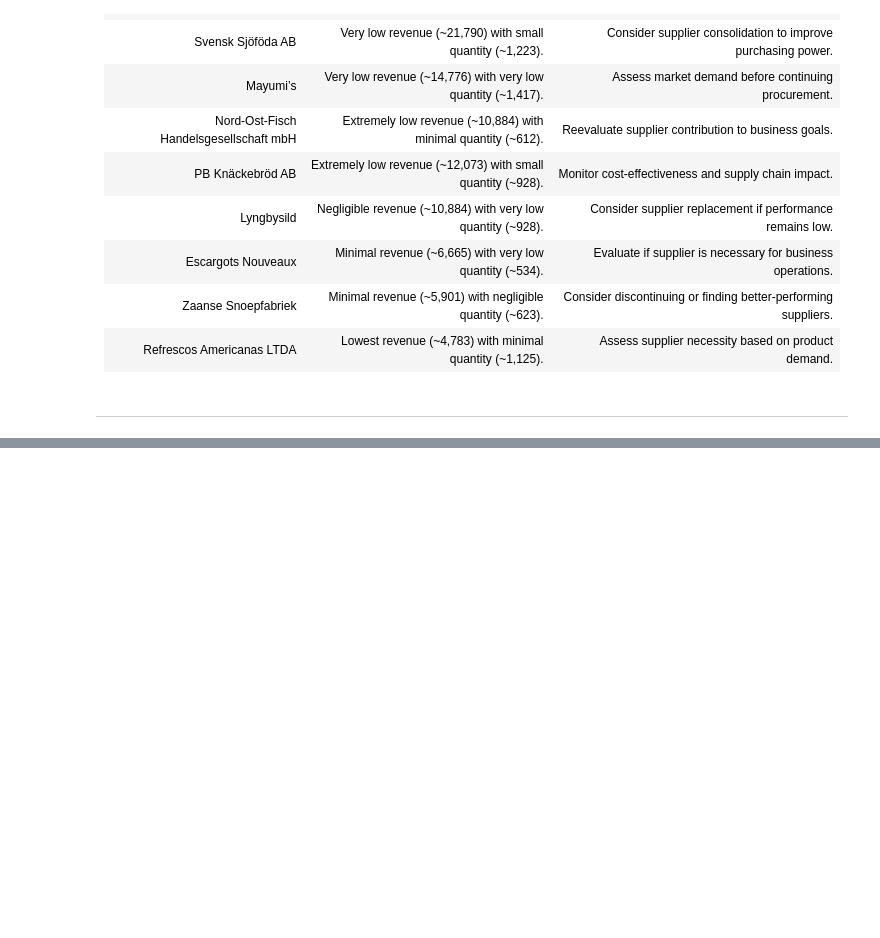
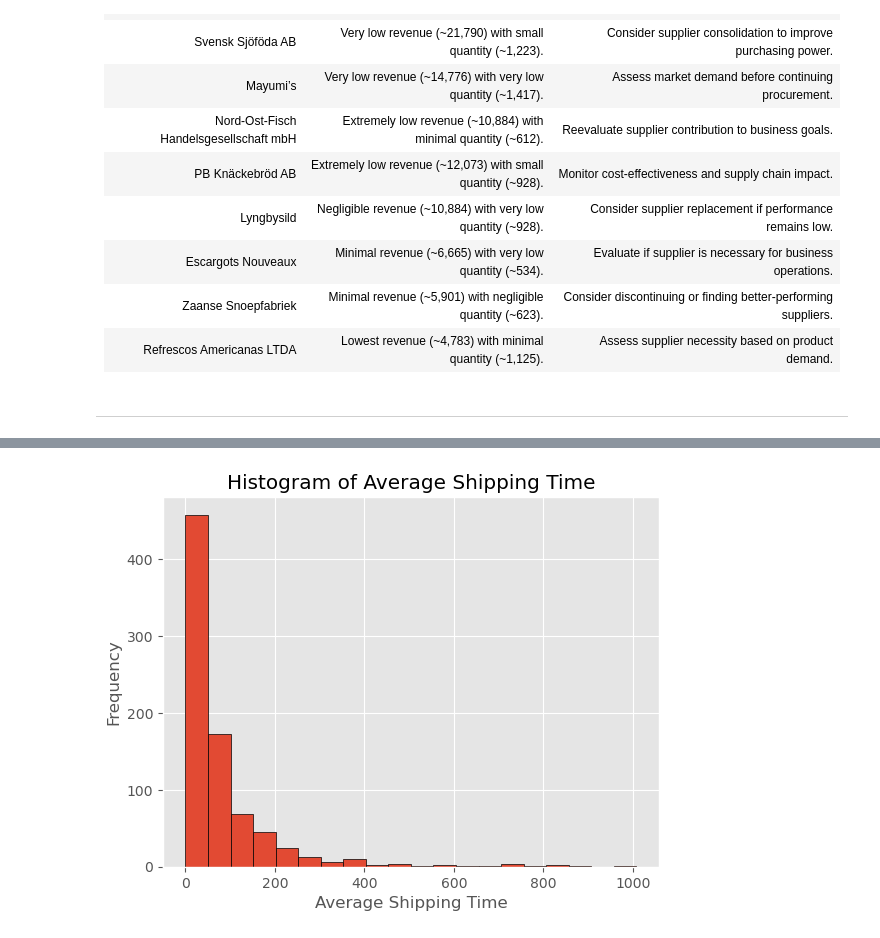
Before and after one commit to Waleed18574/Python-Project-Analyzing-Northwind-Data, a Jupyter notebook: notebook/Suppliers-Analysis.ipynb, the cells around one changed output, grey strips where cells are left out. Cells and saved outputs as stored; diff of their text form; code cells hidden in the pictures; blank space fills up the shorter version.

Commit message:
finalized the suppliers_analysis notebook

```diff
--- a/notebook/Suppliers-Analysis.ipynb
+++ b/notebook/Suppliers-Analysis.ipynb
@@ -361,0 +378,20 @@ This analysis helps in improving customer satisfaction by identifying suppliers
+# %%
+shippers_data = suppliers_analysis.groupby(["OrderID","ShipperName"], as_index=False).agg(
+    ShippingTime=("ShippingTime(Days)","mean"), Freight=("Freight","mean")
+    )#.rename(columns={"AverageShippingTime	":"ShippingTime	","AverageFreight":"Freight"})
+
+# I will fill the missing values in the ShippingTime column with the median of the respective shippers since the data is skewed
+shippers_data.loc[(shippers_data["ShipperName"]=="United Package") & (shippers_data["ShippingTime"].isnull()), "ShippingTime"] = (
+    shippers_data.loc[shippers_data["ShipperName"]=="United Package", "ShippingTime"].median()
+)
+
+shippers_data.loc[(shippers_data["ShipperName"]=="Federal Shipping") & (shippers_data["ShippingTime"].isnull()), "ShippingTime"] = (
+    shippers_data.loc[shippers_data["ShipperName"]=="Federal Shipping", "ShippingTime"].median()
+)
+
+shippers_data.loc[(shippers_data["ShipperName"]=="Speedy Express") & (shippers_data["ShippingTime"].isnull()), "ShippingTime"] = (
+    shippers_data.loc[shippers_data["ShipperName"]=="Speedy Express", "ShippingTime"].median()
+)
+
+
+shippers_data
@@ -361,0 +412,8 @@ This analysis helps in improving customer satisfaction by identifying suppliers
+# %%
+plt.hist(shippers_data['AverageFreight'], bins=20, edgecolor='black')
+plt.xlabel('Average Shipping Time')
+plt.ylabel('Frequency')
+plt.title('Histogram of Average Shipping Time')
+plt.show()
+# %% [output]
+[figure, added]
```
Also changed, not shown: parts of 18 cells of this notebook, 1 other file.
